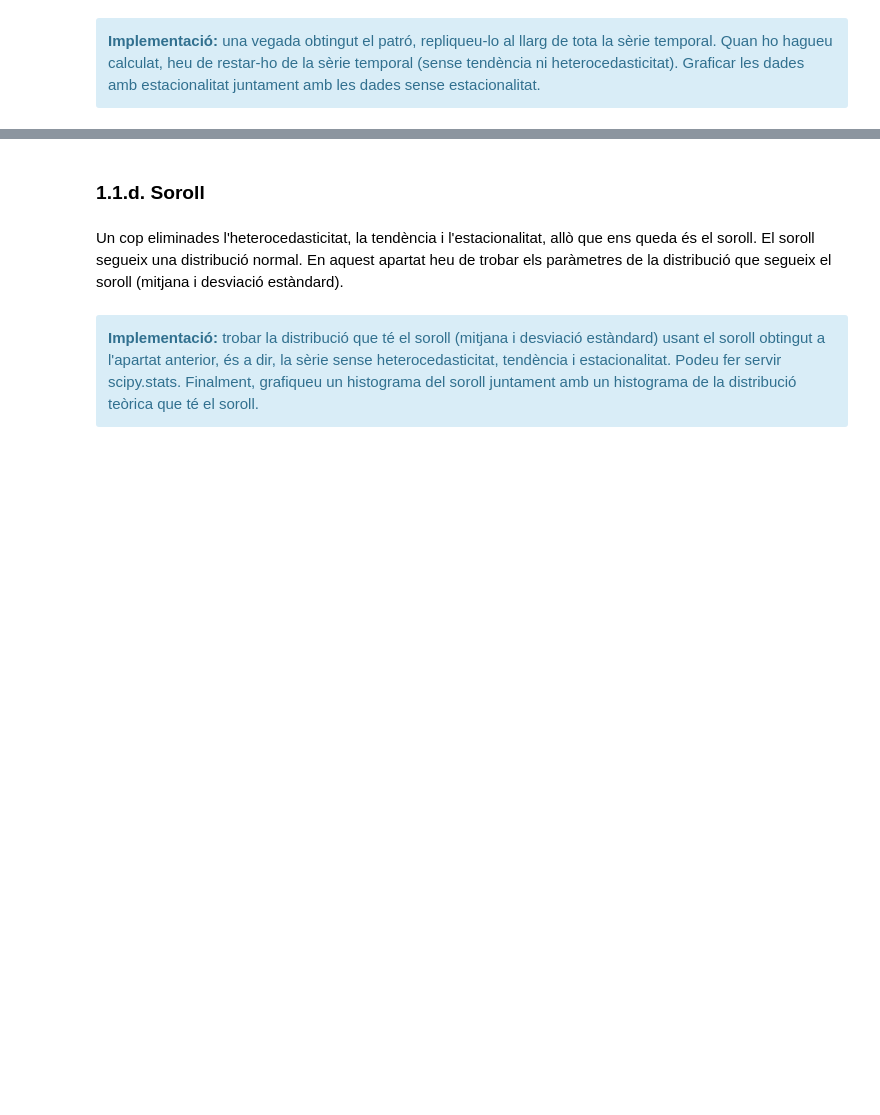
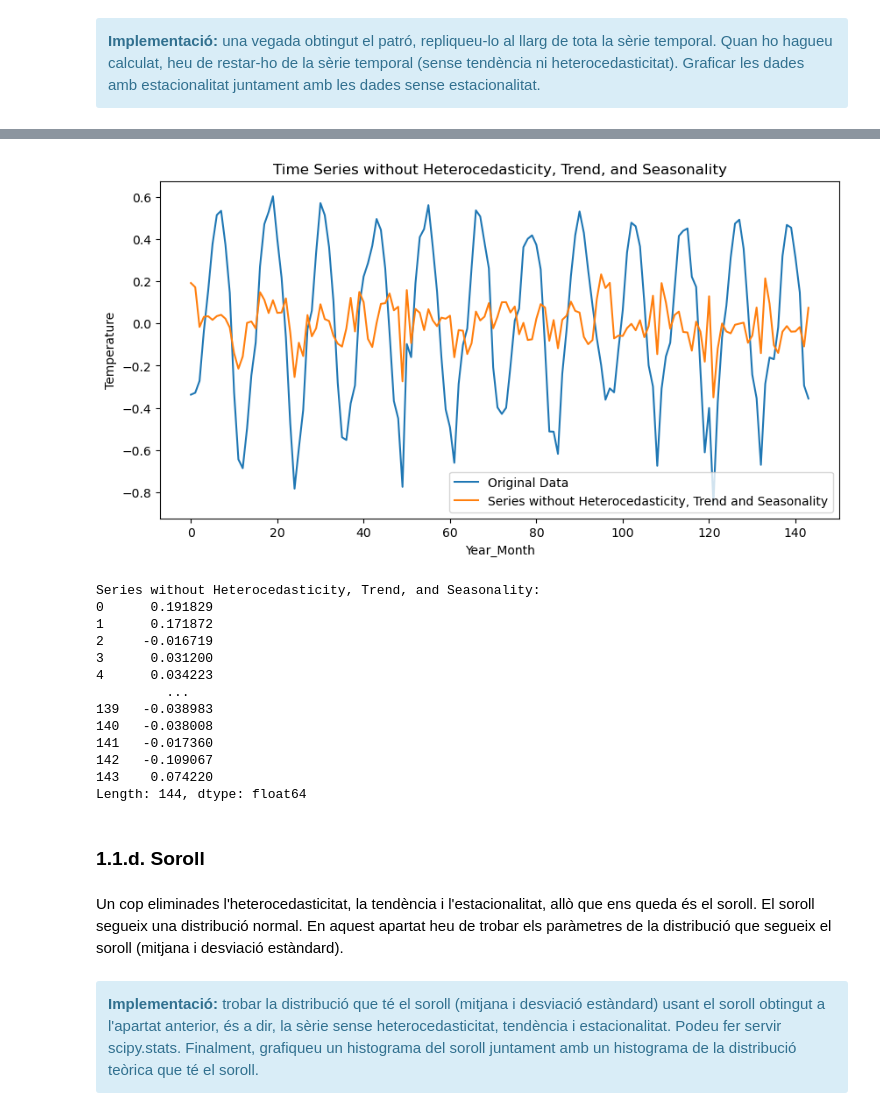
Before and after one commit to xaviermaltas/advancedDataMiningModels, a Jupyter notebook: PAC4/20222_M2.955_PAC4-Enunciat.ipynb, the cells around one changed output, grey strips where cells are left out. Drawn from its saved outputs; the diff is of its cells as text; code cells hidden in the pictures; blank space fills up the shorter version.

```diff
--- a/PAC4/20222_M2.955_PAC4-Enunciat.ipynb
+++ b/PAC4/20222_M2.955_PAC4-Enunciat.ipynb
@@ -136,3 +275,48 @@ Definim l'estacionalitat com la variació cíclica que es produeix a les dades (
+# %%
+import numpy as np
+import pandas as pd
+import matplotlib.pyplot as plt
+
+# Replicate the pattern throughout the time series
+num_cycles = len(detrended_train_1d) // len(pattern)
+
+# Replicate the pattern for the entire length of the time series
+replicated_pattern = np.tile(pattern_series, num_cycles)[:len(detrended_train_1d)]
+
+# Subtract the replicated pattern from the detrended and deheterocedasticized series
+series_without_hetero_trend_seasonality = detrended_train_1d - replicated_pattern
+
+# Convert the series_without_hetero_trend_seasonality into a pandas Series for convenience
+series_without_hetero_trend_seasonality = pd.Series(series_without_hetero_trend_seasonality)
+
+# Plot the original time series and the seasonality data
+plt.figure(figsize=(10, 5))
+plt.plot(detrended_train_1d, label='Original Data')
+plt.plot(series_without_hetero_trend_seasonality, label='Series without Heterocedasticity, Trend and Seasonality')
+plt.xlabel('Year_Month')
+plt.ylabel('Temperature')
+plt.title('Time Series without Heterocedasticity, Trend, and Seasonality')
+plt.legend()
+plt.show()
+
+# Print the series without heterocedasticity, trend, and seasonality
+print("Series without Heterocedasticity, Trend, and Seasonality:")
+print(series_without_hetero_trend_seasonality)
+# %% [output]
+[figure, added]
+Series without Heterocedasticity, Trend, and Seasonality:
+0      0.191829
+1      0.171872
+2     -0.016719
+3      0.031200
+4      0.034223
+         ...
+139   -0.038983
+140   -0.038008
+141   -0.017360
+142   -0.109067
+143    0.074220
+Length: 144, dtype: float64
 # %% [markdown]
 ### 1.1.d. Soroll
 # %% [markdown]
```
Also changed, not shown: parts of 18 cells of this notebook.
